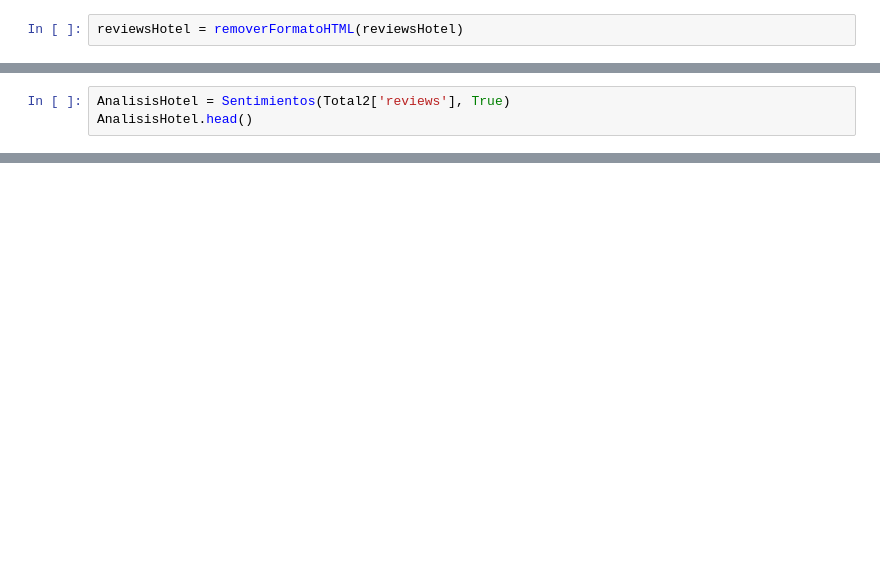
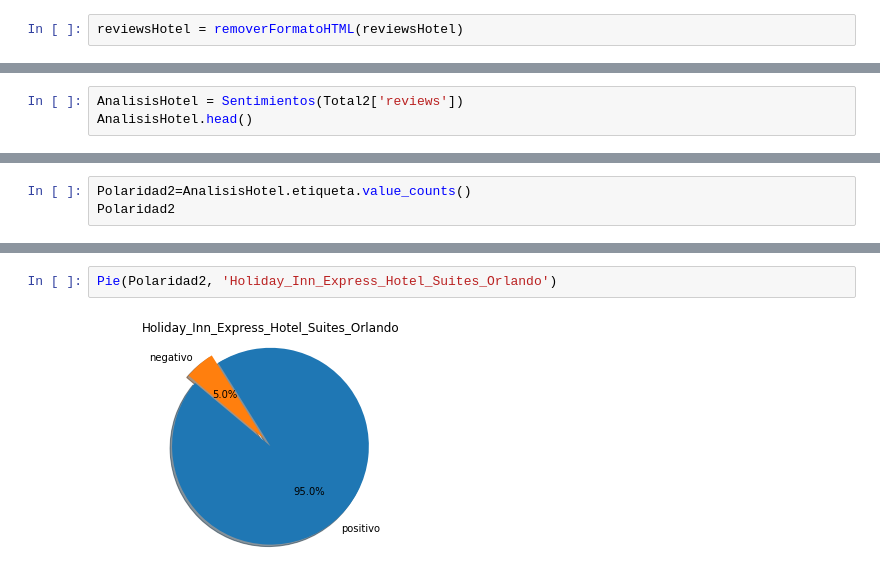
Before and after one commit to vbaezfortunato/Python_class, a Jupyter notebook: Hoja_de_trabajo_4.ipynb, the cells around one changed output, grey strips where cells are left out. Cells and saved outputs as stored; diff of their text form; blank space fills up the shorter version.

```diff
--- a/Hoja_de_trabajo_4.ipynb
+++ b/Hoja_de_trabajo_4.ipynb
@@ -273,4 +279,4 @@ Total2.head()
 # %%
-AnalisisHotel = Sentimientos(Total2['reviews'], True)
+AnalisisHotel = Sentimientos(Total2['reviews'])
 AnalisisHotel.head()
 # %% [output]
@@ -277,0 +289,3 @@ HTTPError: ignored
+# %%
+Polaridad2=AnalisisHotel.etiqueta.value_counts()
+Polaridad2
@@ -277,0 +304,4 @@ HTTPError: ignored
+# %%
+Pie(Polaridad2, 'Holiday_Inn_Express_Hotel_Suites_Orlando')
+# %% [output]
+[figure, added]
```
Also changed, not shown: parts of 11 cells of this notebook.
